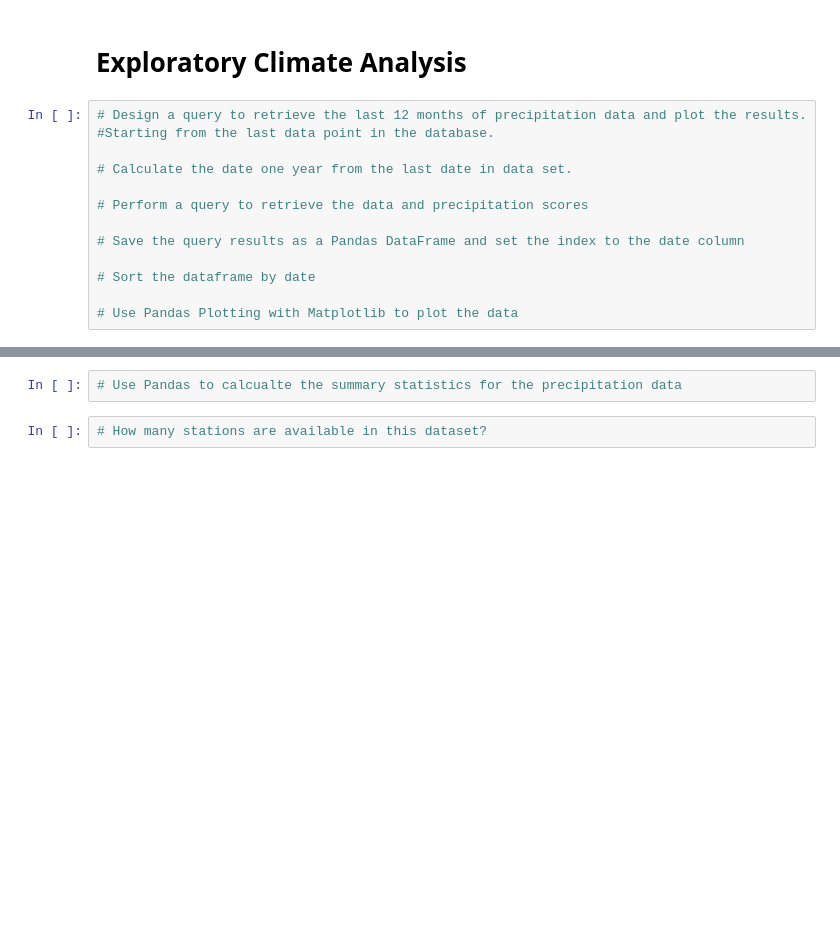
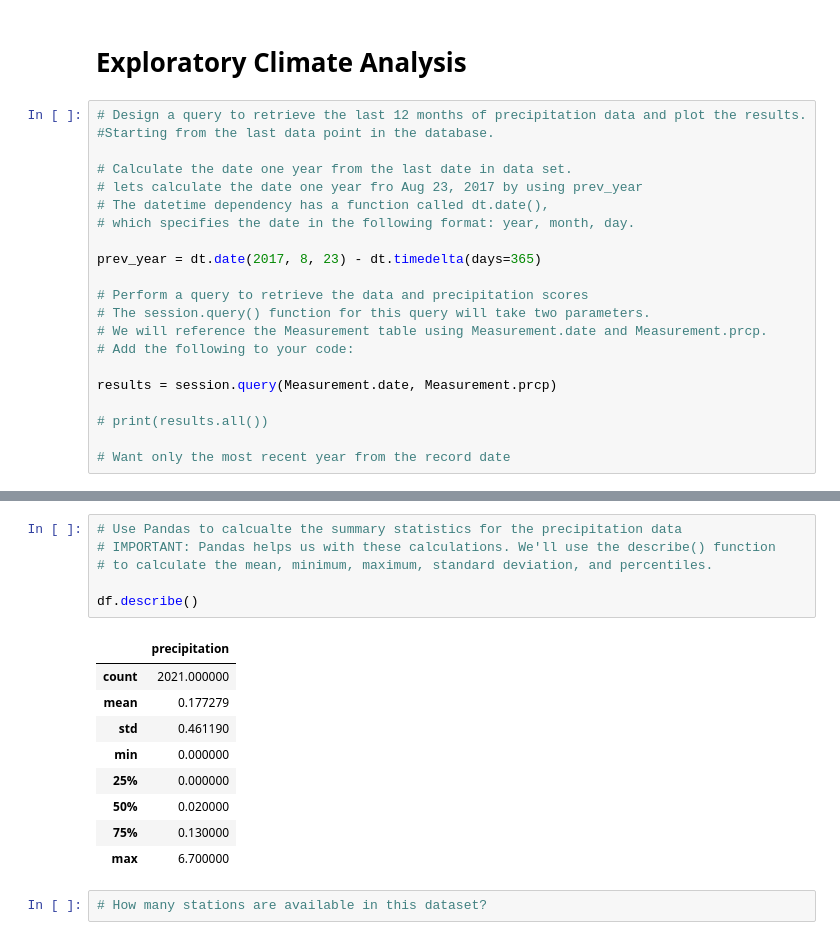
Before and after one commit to AQUINT01/surfs_up, a Jupyter notebook: climate_analysis.ipynb, the cells around one changed output, grey strips where cells are left out. Saved outputs shown, nothing was run; the diff lists cells and outputs as text; blank space fills up the shorter version.

```diff
--- a/climate_analysis.ipynb
+++ b/climate_analysis.ipynb
@@ -58,11 +58,19 @@ session = Session(engine)
 #Starting from the last data point in the database.
 
 # Calculate the date one year from the last date in data set.
+# lets calculate the date one year fro Aug 23, 2017 by using prev_year
+# The datetime dependency has a function called dt.date(),
+# which specifies the date in the following format: year, month, day.
+
+prev_year = dt.date(2017, 8, 23) - dt.timedelta(days=365)
 
 # Perform a query to retrieve the data and precipitation scores
+# The session.query() function for this query will take two parameters.
+# We will reference the Measurement table using Measurement.date and Measurement.prcp.
+# Add the following to your code:
 
-# Save the query results as a Pandas DataFrame and set the index to the date column
+results = session.query(Measurement.date, Measurement.prcp)
 
-# Sort the dataframe by date
+# print(results.all())
 
-# Use Pandas Plotting with Matplotlib to plot the data
+# Want only the most recent year from the record date
@@ -69,5 +172,19 @@ session = Session(engine)
 # %%
 # Use Pandas to calcualte the summary statistics for the precipitation data
+# IMPORTANT: Pandas helps us with these calculations. We'll use the describe() function
+# to calculate the mean, minimum, maximum, standard deviation, and percentiles.
+
+df.describe()
+# %% [output]
+|  | precipitation |
+| count | 2021.000000 |
+| mean | 0.177279 |
+| std | 0.461190 |
+| min | 0.000000 |
+| 25% | 0.000000 |
+| 50% | 0.020000 |
+| 75% | 0.130000 |
+| max | 6.700000 |
 # %%
 # How many stations are available in this dataset?
 # %%
```
Also changed, not shown: parts of 5 cells of this notebook.
